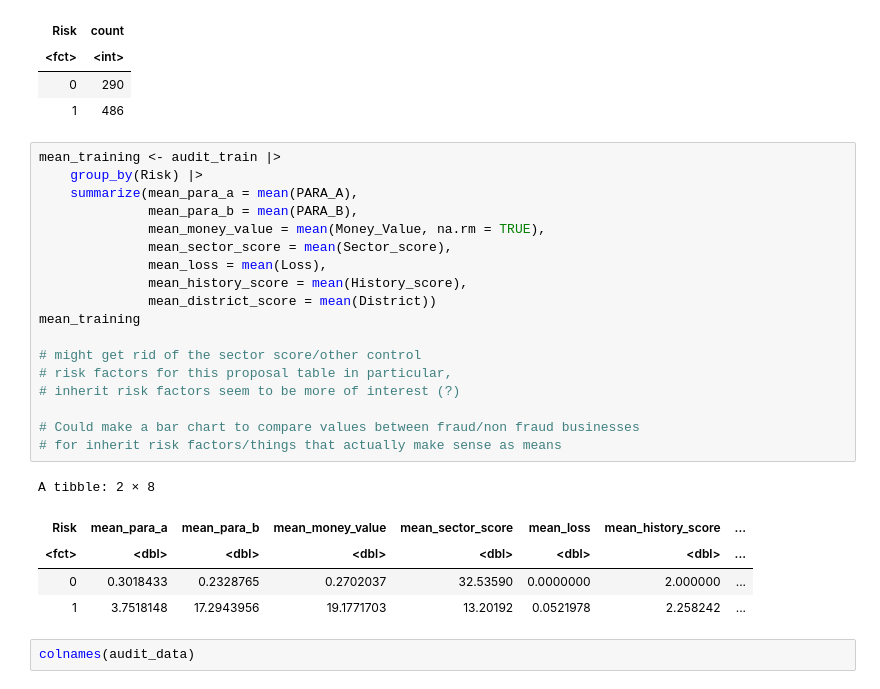
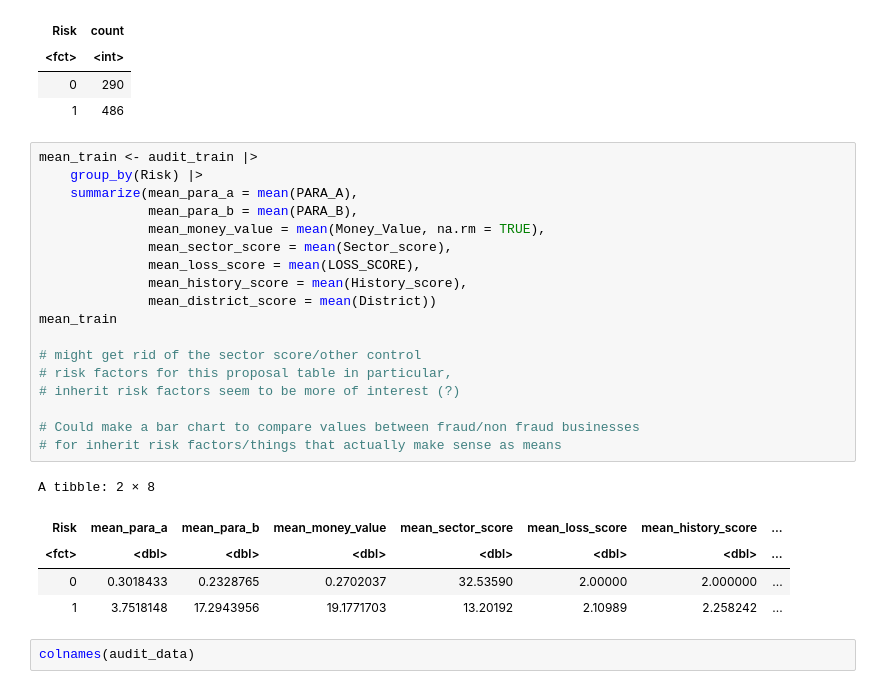
Before and after one commit to eric-y33/dsci-100-2022w1-group-84, a Jupyter notebook: Project.ipynb, the cells around one changed output. Drawn from its saved outputs; the diff is of its cells as text.

```diff
--- a/Project.ipynb
+++ b/Project.ipynb
@@ -69,29 +69,29 @@ A tibble: 2 × 2
 | 0 | 290 |
 | 1 | 486 |
 # %%
-mean_training <- audit_train |>
+mean_train <- audit_train |>
     group_by(Risk) |>
     summarize(mean_para_a = mean(PARA_A),
               mean_para_b = mean(PARA_B),
               mean_money_value = mean(Money_Value, na.rm = TRUE),
               mean_sector_score = mean(Sector_score),
-              mean_loss = mean(Loss),
+              mean_loss_score = mean(LOSS_SCORE),
               mean_history_score = mean(History_score),
               mean_district_score = mean(District))
-mean_training
+mean_train
 
 # might get rid of the sector score/other control
 # risk factors for this proposal table in particular,
 # inherit risk factors seem to be more of interest (?)
 
 # Could make a bar chart to compare values between fraud/non fraud businesses
 # for inherit risk factors/things that actually make sense as means
 # %% [output]
 A tibble: 2 × 8
-| Risk | mean_para_a | mean_para_b | mean_money_value | mean_sector_score | mean_loss | mean_history_score | ... |
+| Risk | mean_para_a | mean_para_b | mean_money_value | mean_sector_score | mean_loss_score | mean_history_score | ... |
 | <fct> | <dbl> | <dbl> | <dbl> | <dbl> | <dbl> | <dbl> | ... |
-| 0 | 0.3018433 | 0.2328765 | 0.2702037 | 32.53590 | 0.0000000 | 2.000000 | ... |
-| 1 | 3.7518148 | 17.2943956 | 19.1771703 | 13.20192 | 0.0521978 | 2.258242 | ... |
+| 0 | 0.3018433 | 0.2328765 | 0.2702037 | 32.53590 | 2.00000 | 2.000000 | ... |
+| 1 | 3.7518148 | 17.2943956 | 19.1771703 | 13.20192 | 2.10989 | 2.258242 | ... |
 # %%
 colnames(audit_data)
 # %% [output]
```
Also changed, not shown: parts of 2 cells of this notebook.
